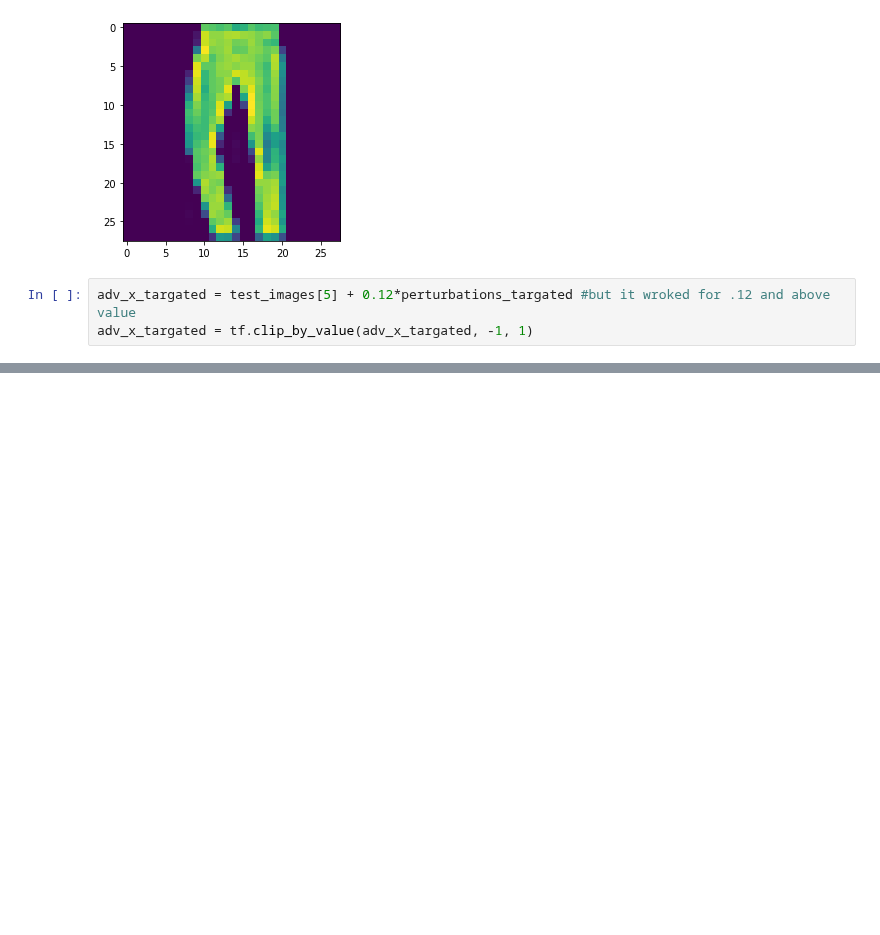
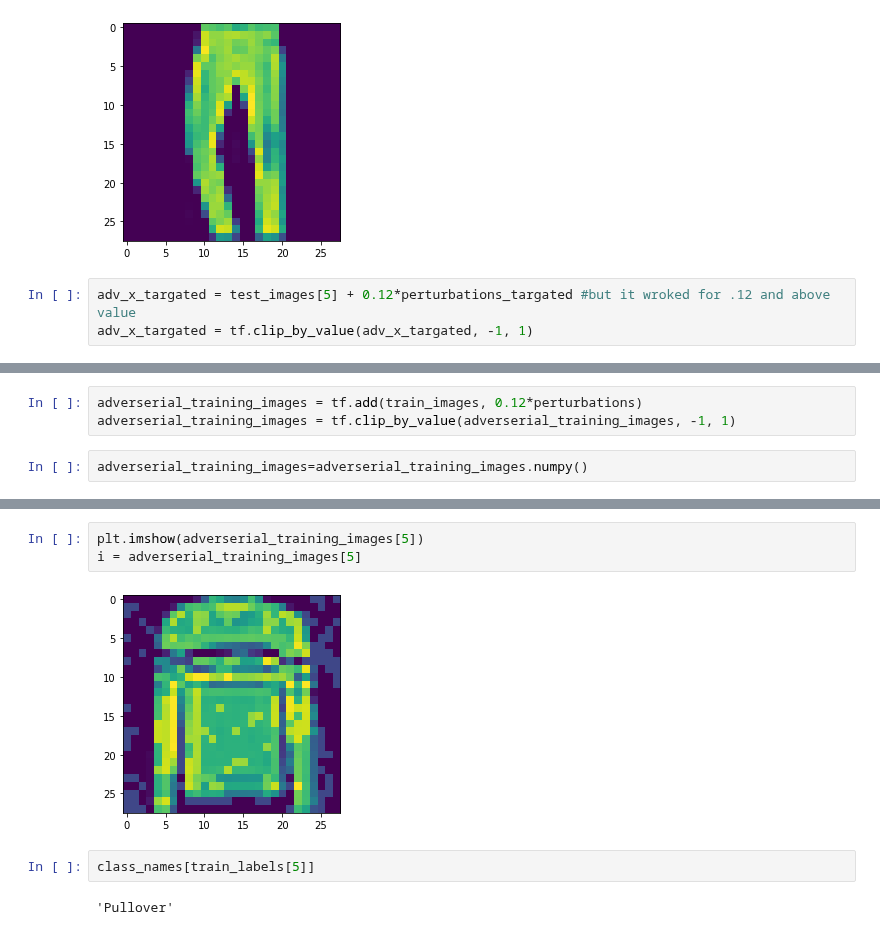
Before and after one commit to BlackCurrantDS/DeepLearning, a Jupyter notebook: IDL_Assignment9.ipynb, the cells around one changed output, grey strips where cells are left out. Saved outputs shown, nothing was run; the diff lists cells and outputs as text; blank space fills up the shorter version.

```diff
--- a/IDL_Assignment9.ipynb
+++ b/IDL_Assignment9.ipynb
@@ -285,0 +281,5 @@ display_images(adv_x_targated)
+# %%
+adverserial_training_images = tf.add(train_images, 0.12*perturbations)
+adverserial_training_images = tf.clip_by_value(adverserial_training_images, -1, 1)
+# %%
+adverserial_training_images=adverserial_training_images.numpy()
@@ -285,0 +306,9 @@ display_images(adv_x_targated)
+# %%
+plt.imshow(adverserial_training_images[5])
+i = adverserial_training_images[5]
+# %% [output]
+[figure, added]
+# %%
+class_names[train_labels[5]]
+# %% [output]
+'Pullover'
```
Also changed, not shown: parts of 20 cells of this notebook.
